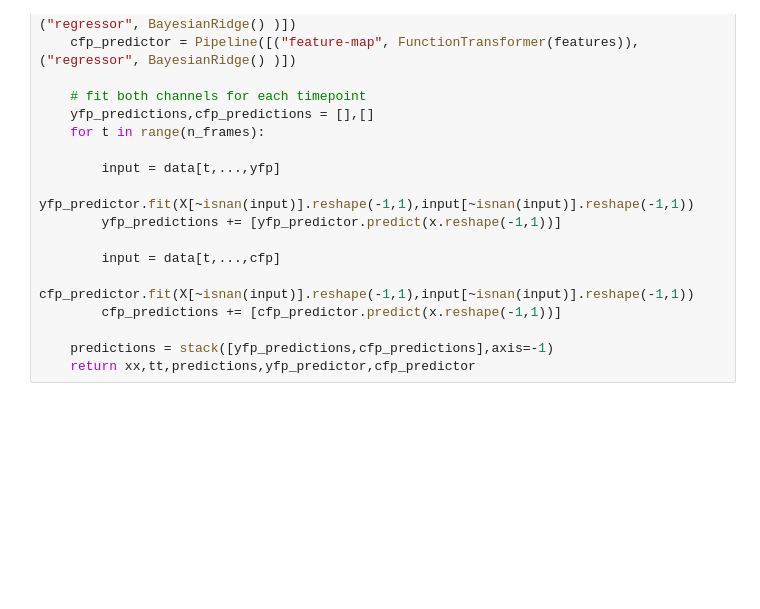
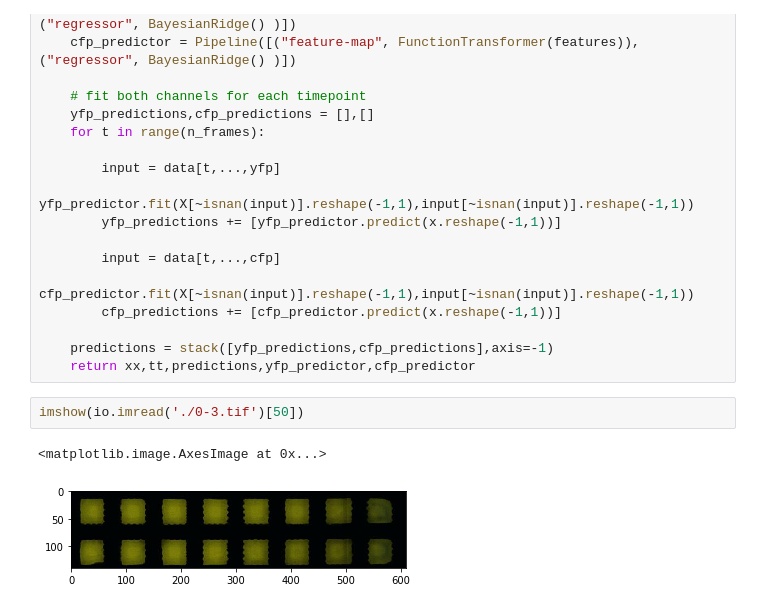
Before and after one commit to gszep/double-exclusive-reporter, a Jupyter notebook: data/spatial/whiteboard.ipynb, the cells around one changed output. Drawn from its saved outputs; the diff is of its cells as text; blank space fills up the shorter version.

```diff
--- a/data/spatial/whiteboard.ipynb
+++ b/data/spatial/whiteboard.ipynb
@@ -62,3 +62,8 @@ def fit(data,threshold = 25000,t_final=24,x_width=1.0) :
 
     predictions = stack([yfp_predictions,cfp_predictions],axis=-1)
     return xx,tt,predictions,yfp_predictor,cfp_predictor
+# %%
+imshow(io.imread('./0-3.tif')[50])
+# %% [output]
+<matplotlib.image.AxesImage at 0x...>
+[figure, added]
```
Also changed, not shown: parts of 11 cells of this notebook, 4 other files.
